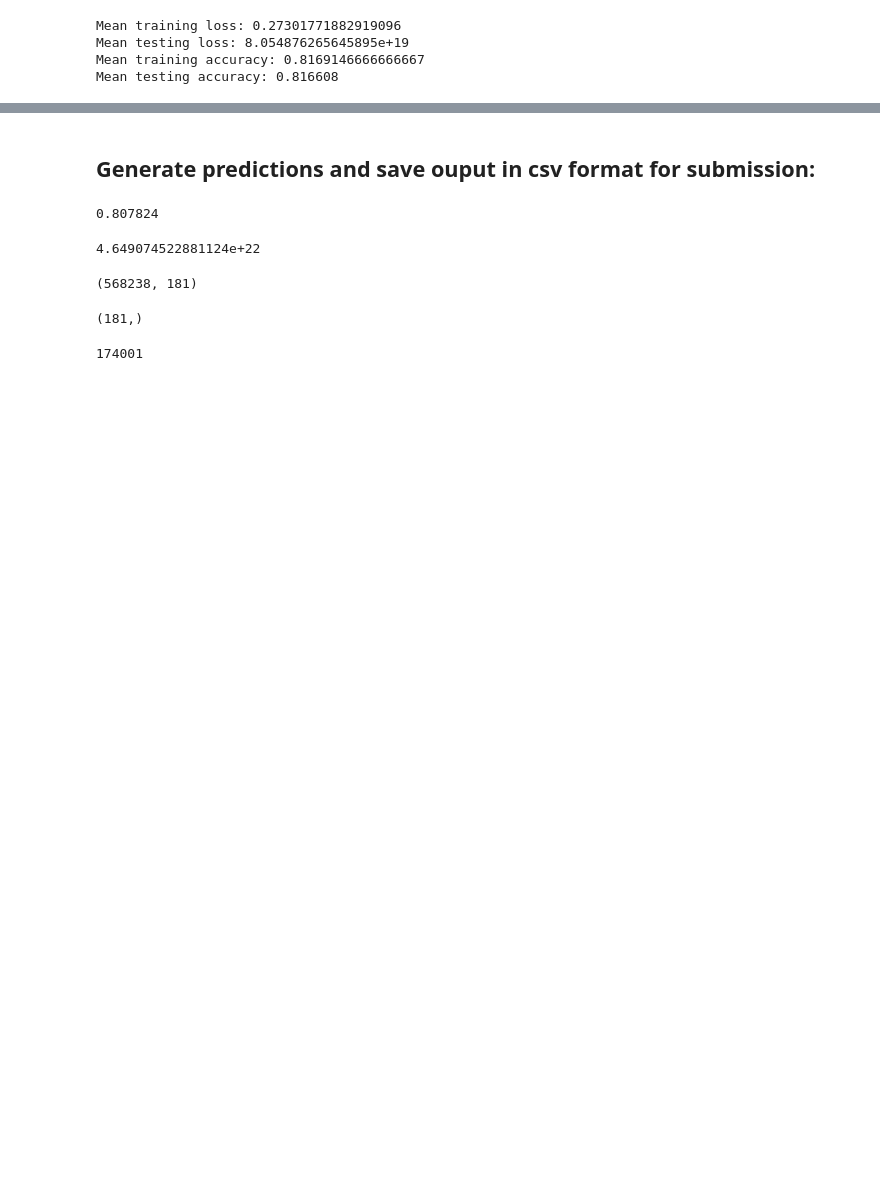
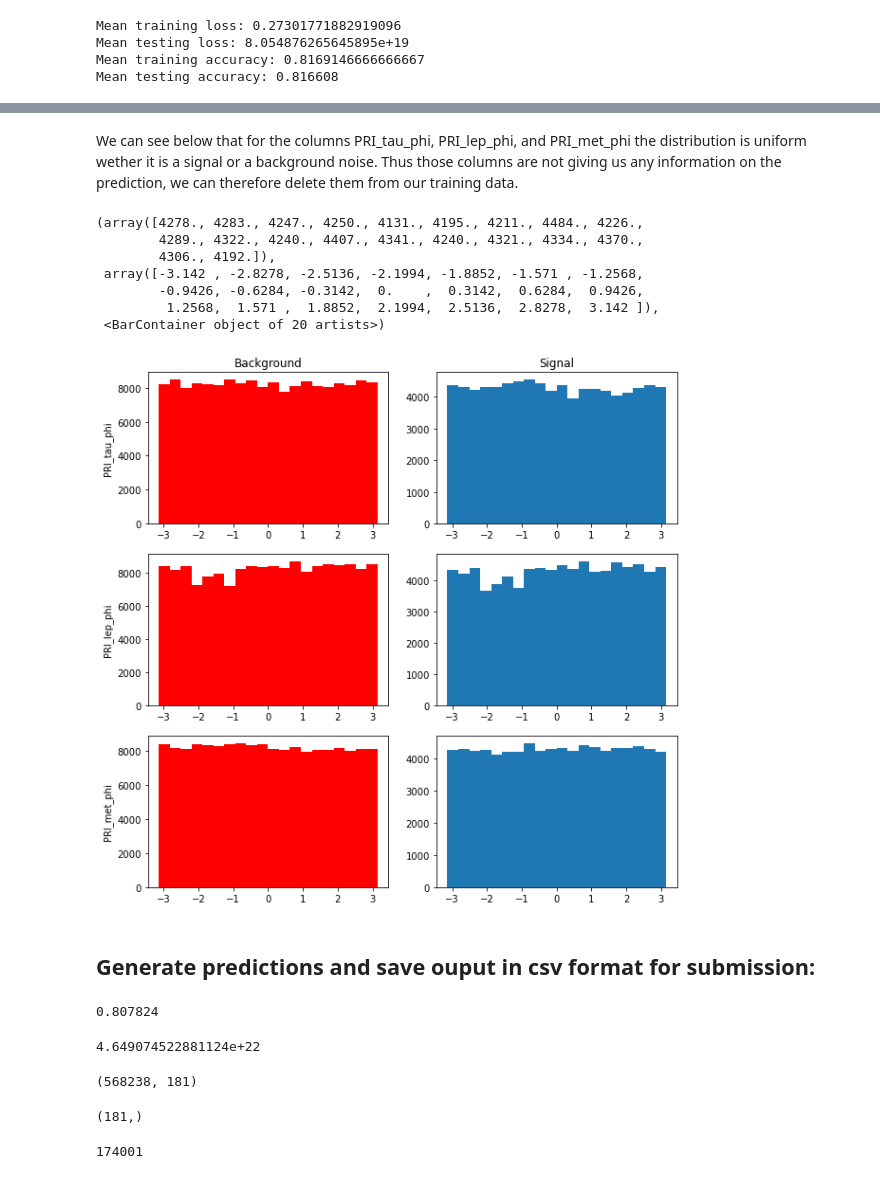
Before and after one commit to Noyt/ML2020_PR1, a Jupyter notebook: project1.ipynb, the cells around one changed output, grey strips where cells are left out. Saved outputs shown, nothing was run; the diff lists cells and outputs as text; code cells hidden in the pictures; blank space fills up the shorter version.

```diff
--- a/project1.ipynb
+++ b/project1.ipynb
@@ -335,3 +229,27 @@ Mean testing accuracy: 0.815876
+# %% [markdown]
+We can see below that for the columns PRI_tau_phi, PRI_lep_phi, and PRI_met_phi the distribution is uniform wether it is a signal or a background noise. Thus those columns are not giving us any information on the prediction, we can therefore delete them from our training data.
+# %%
+fig, axes = plt.subplots(3, 2, figsize = (10, 10))
+axes[0, 0].hist(tx[y == -1, 15], bins = 20, color = 'red')
+axes[0, 0].set_title("Background")
+axes[0, 0].set_ylabel("PRI_tau_phi")
+axes[0, 1].hist(tx[y == 1, 15], bins = 20)
+axes[0, 1].set_title("Signal")
+axes[1, 0].hist(tx[y == -1, 18], bins = 20, color = 'red')
+axes[1, 0].set_ylabel("PRI_lep_phi")
+axes[1, 1].hist(tx[y == 1, 18], bins = 20)
+axes[2, 0].hist(tx[y == -1, 20], bins = 20, color = 'red')
+axes[2, 0].set_ylabel("PRI_met_phi")
+axes[2, 1].hist(tx[y == 1, 20], bins = 20)
+# %% [output]
+(array([4278., 4283., 4247., 4250., 4131., 4195., 4211., 4484., 4226.,
+        4289., 4322., 4240., 4407., 4341., 4240., 4321., 4334., 4370.,
+        4306., 4192.]),
+ array([-3.142 , -2.8278, -2.5136, -2.1994, -1.8852, -1.571 , -1.2568,
+        -0.9426, -0.6284, -0.3142,  0.    ,  0.3142,  0.6284,  0.9426,
+         1.2568,  1.571 ,  1.8852,  2.1994,  2.5136,  2.8278,  3.142 ]),
+ <BarContainer object of 20 artists>)
+[figure, added]
 # %% [markdown]
 ## Generate predictions and save ouput in csv format for submission:
 # %%
```
Also changed, not shown: parts of 15 cells of this notebook, 1 other file.
